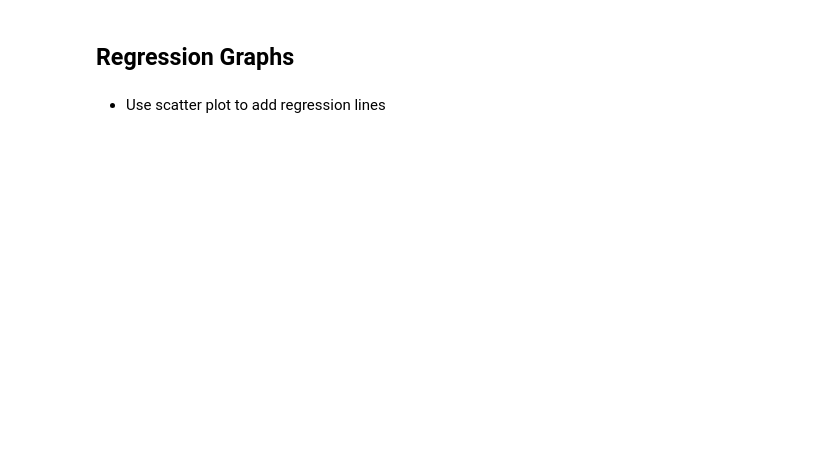
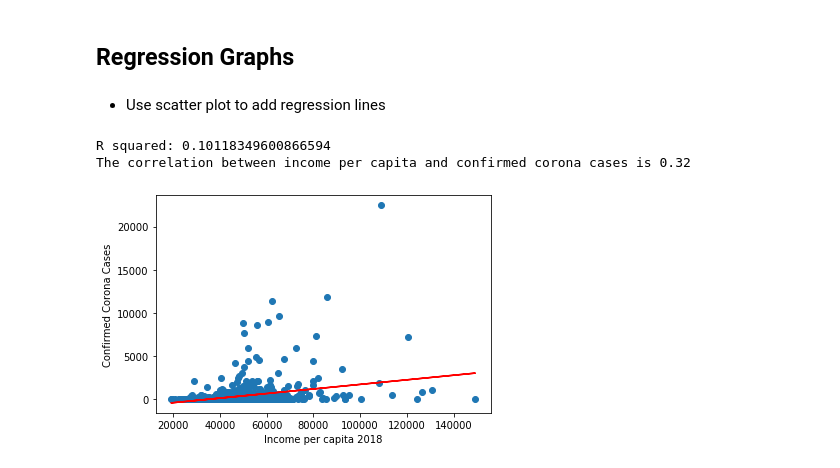
Before and after one commit to sai-praneeth-reddy/GT_Project1, a Jupyter notebook: project1_veronica /Income_project.ipynb, the cells around one changed output. Saved outputs shown, nothing was run; the diff lists cells and outputs as text; code cells hidden in the pictures; blank space fills up the shorter version.

```diff
--- a/project1_veronica /Income_project.ipynb
+++ b/project1_veronica /Income_project.ipynb
@@ -140,3 +193,23 @@ recent_date.head(20)
 ## Regression Graphs
 # %% [markdown]
 * Use scatter plot to add regression lines
+# %%
+income= plot_data_no_dupes['2018']
+cases= plot_data_no_dupes['cases']
+correlation= st.pearsonr(income,cases)
+(slope, intercept, rvalue, pvalue, stderr) = linregress(income,cases)
+regress_values = income * slope + intercept
+line_eq = "y = " + str(round(slope,2)) + "x + " + str(round(intercept,2))
+plt.scatter(income,cases)
+plt.plot(income,regress_values,"r-")
+plt.annotate(line_eq,(0,0),fontsize=15,color="red")
+plt.xlabel('Income per capita 2018')
+plt.ylabel('Confirmed Corona Cases')
+# Print r square value
+print(f"R squared: {rvalue**2}")
+print(f"The correlation between income per capita and confirmed corona cases is {round(correlation[0],2)}")
+plt.show()
+# %% [output]
+R squared: 0.10118349600866594
+The correlation between income per capita and confirmed corona cases is 0.32
+[figure, added]
```
Also changed, not shown: parts of 10 cells of this notebook, 1 other file.
